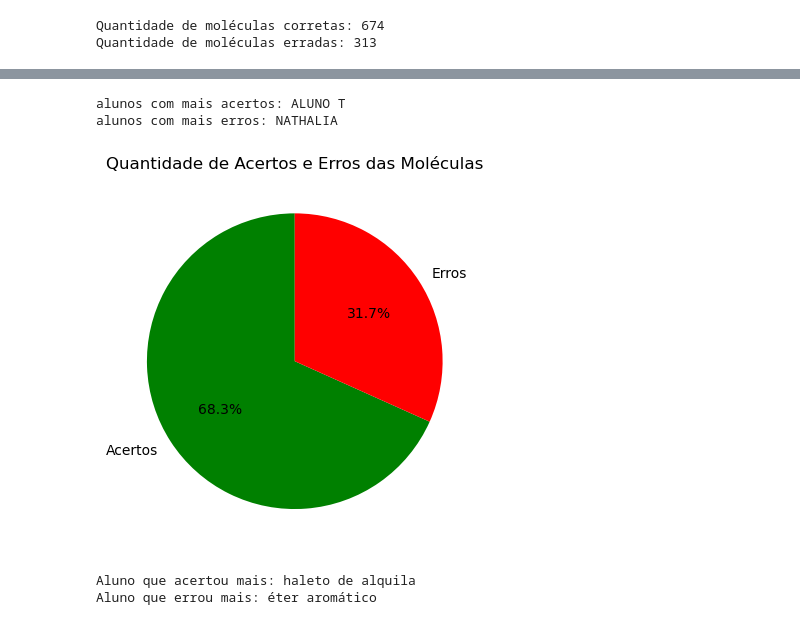
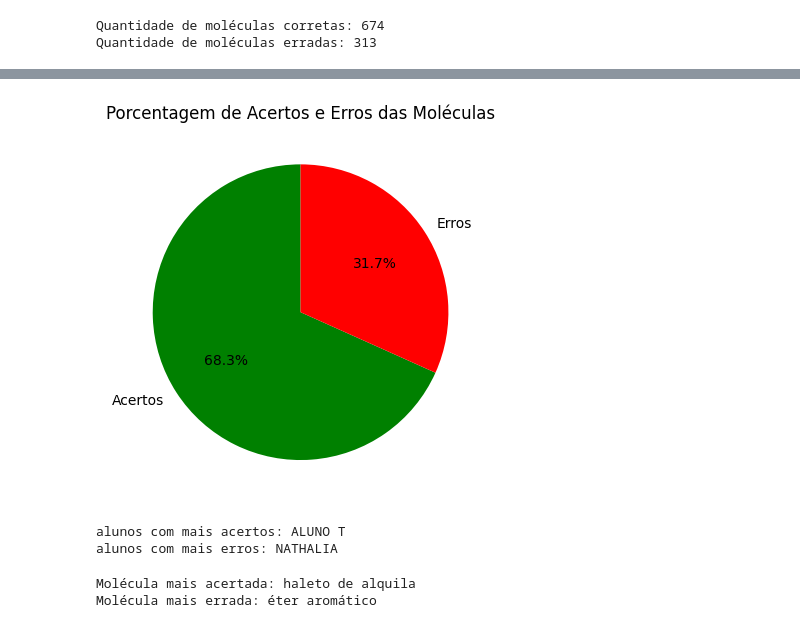
Before and after one commit to joaocos74/QU-MICA, a Jupyter notebook: BANCO DE DADOS.ipynb, the cells around one changed output, grey strips where cells are left out. Cells and saved outputs as stored; diff of their text form; code cells hidden in the pictures.

```diff
--- a/BANCO DE DADOS.ipynb
+++ b/BANCO DE DADOS.ipynb
@@ -70,3 +72,25 @@ grafico.show()
+# %%
+import matplotlib.pyplot as plt
+
+# Calcular o total de acertos e erros
+total_acertos = quantidade_acertos.sum()
+total_erros = quantidade_erros.sum()
+
+# Criar os dados para o gráfico
+dados = [total_acertos, total_erros]
+labels = ['Acertos', 'Erros']
+colors = ['green', 'red']
+
+# Criar o gráfico de pizza
+plt.pie(dados, labels=labels, colors=colors, autopct='%1.1f%%', startangle=90)
+
+# Adicionar título ao gráfico
+plt.title('Porcentagem de Acertos e Erros das Moléculas')
+
+# Exibir o gráfico
+plt.show()
+# %% [output]
+[figure, added]
 # %%
 # Calcular a quantidade de acertos e erros por molécula
 quantidade_acertos = tabela.iloc[:, 1:].eq('correto').sum()
@@ -82,28 +106,6 @@ print('alunos com mais erros:', alunos_com_mais_erros)
 # %% [output]
 alunos com mais acertos: ALUNO T
 alunos com mais erros: NATHALIA
-# %%
-import matplotlib.pyplot as plt
-
-# Calcular o total de acertos e erros
-total_acertos = quantidade_acertos.sum()
-total_erros = quantidade_erros.sum()
-
-# Criar os dados para o gráfico
-dados = [total_acertos, total_erros]
-labels = ['Acertos', 'Erros']
-colors = ['green', 'red']
-
-# Criar o gráfico de pizza
-plt.pie(dados, labels=labels, colors=colors, autopct='%1.1f%%', startangle=90)
-
-# Adicionar título ao gráfico
-plt.title('Quantidade de Acertos e Erros das Moléculas')
-
-# Exibir o gráfico
-plt.show()
-# %% [output]
-[figure, removed]
 # %%
 # Calcular a quantidade de acertos e erros por aluno
 quantidade_acertos = tabela.iloc[:, 1:].eq('correto').sum(axis=1)
@@ -114,8 +116,8 @@ aluno_mais_acertou = quantidade_acertos.idxmax()
 aluno_mais_errou = quantidade_erros.idxmax()
 
 # Imprimir os resultados
-print('Aluno que acertou mais:', tabela.iloc[aluno_mais_acertou, 0])
-print('Aluno que errou mais:', tabela.iloc[aluno_mais_errou, 0])
+print('Molécula mais acertada:', tabela.iloc[aluno_mais_acertou, 0])
+print('Molécula mais errada:', tabela.iloc[aluno_mais_errou, 0])
 # %% [output]
-Aluno que acertou mais: haleto de alquila
-Aluno que errou mais: éter aromático
+Molécula mais acertada: haleto de alquila
+Molécula mais errada: éter aromático
```
Also changed, not shown: parts of 5 cells of this notebook.
